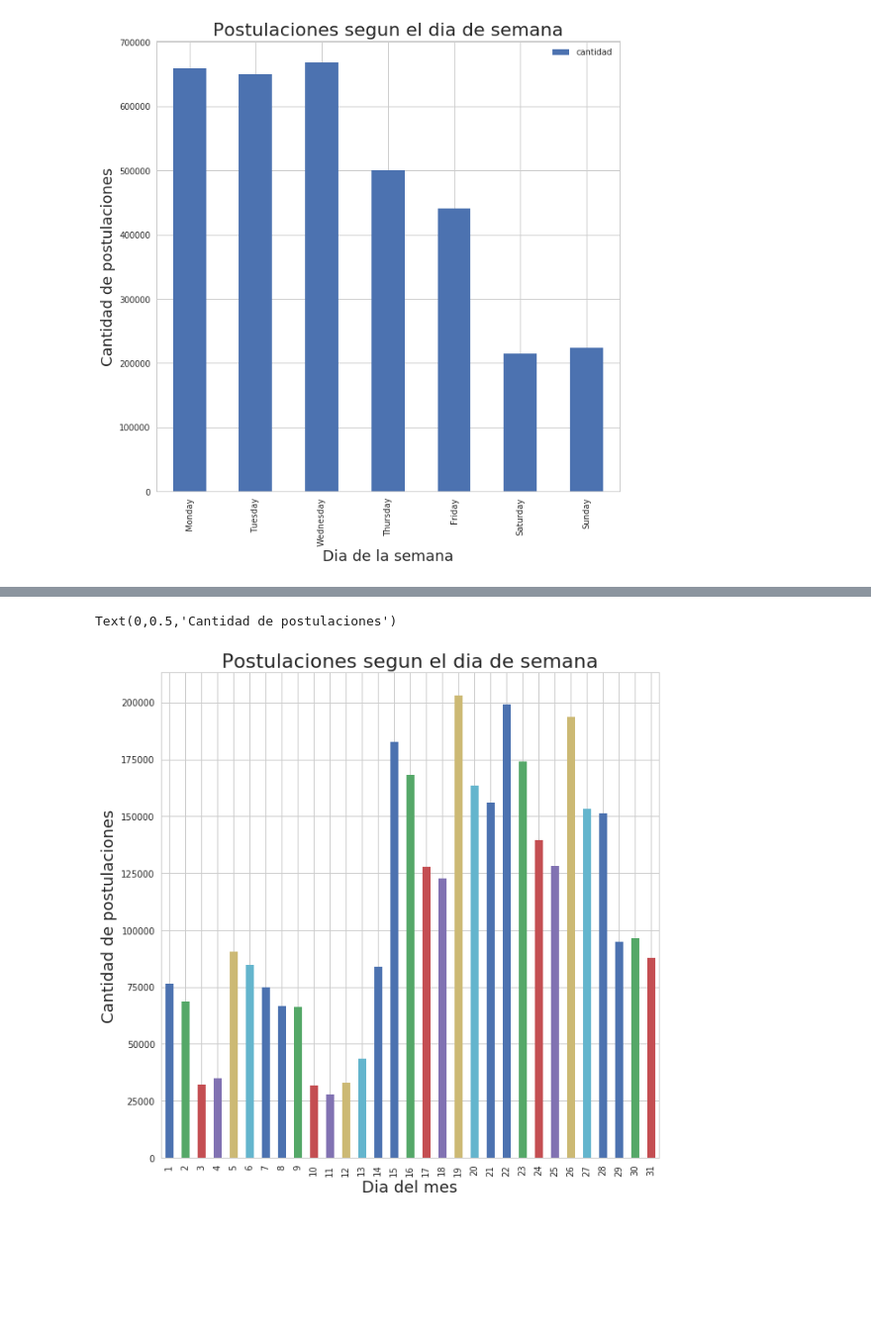
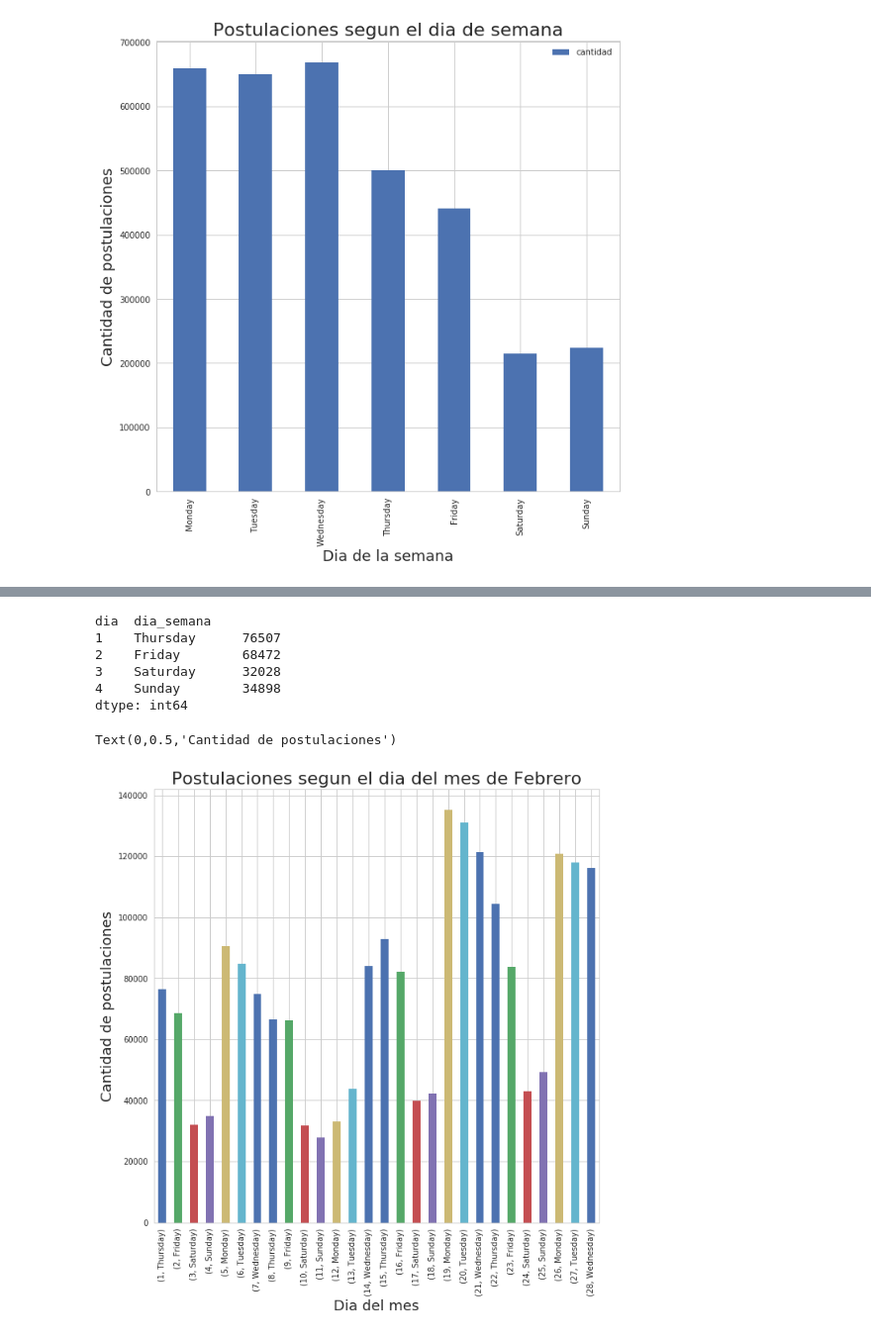
Before and after one commit to alepenaa94/TP-Datos, a Jupyter notebook: TP_Analisis_v3.ipynb, the cells around one changed output, grey strips where cells are left out. Shown at 99% size. Saved outputs shown, nothing was run; the diff lists cells and outputs as text; code cells hidden in the pictures; blank space fills up the shorter version.

Commit message:
Cambios en cantidad postulaciones segun dia_mes

```diff
--- a/TP_Analisis_v3.ipynb
+++ b/TP_Analisis_v3.ipynb
@@ -456,2 +473,4 @@ Text(0,0.5,'Cantidad de postulaciones')
+# %%
+dias_feb = fechas_validas_copy.loc[fechas_validas_copy['mes']=="Feb"]
 # %%
-df_dias = fechas_validas_copy.groupby('dia').size()
+df_dias = dias_feb.groupby(['dia','dia_semana']).size()
@@ -458,11 +481,21 @@ df_dias = fechas_validas_copy.groupby('dia').size()
+# %%
+df_dias.head(4)
+# %% [output]
+dia  dia_semana
+1    Thursday      76507
+2    Friday        68472
+3    Saturday      32028
+4    Sunday        34898
+dtype: int64
 # %%
 g = df_dias.plot.bar(figsize=(10,10))
-g.set_title("Postulaciones segun el dia de semana", fontsize=22)
+#df.plot(x="X", y=["A", "B", "C"], kind="bar")
+g.set_title("Postulaciones segun el dia del mes de Febrero", fontsize=22)
 g.set_xlabel("Dia del mes",fontsize=18)
 g.set_ylabel("Cantidad de postulaciones", fontsize=18)
 # %% [output]
 Text(0,0.5,'Cantidad de postulaciones')
-[figure, old version]
+[figure, new version]
 # %%
 df_mes = fechas_validas_copy.groupby('mes').size()
 # %%
```
Also changed, not shown: parts of 16 cells of this notebook.
